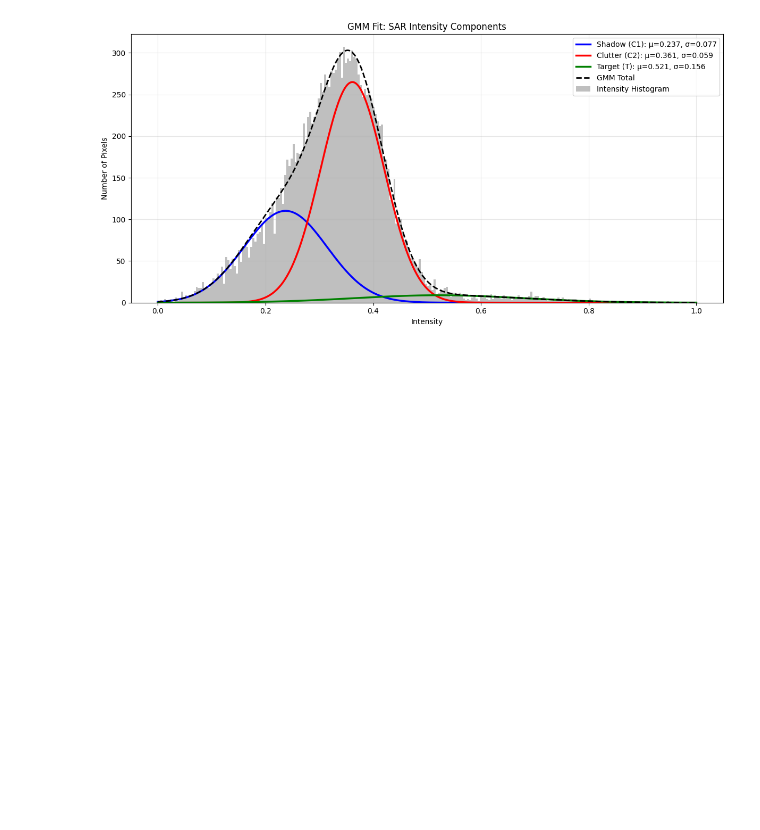
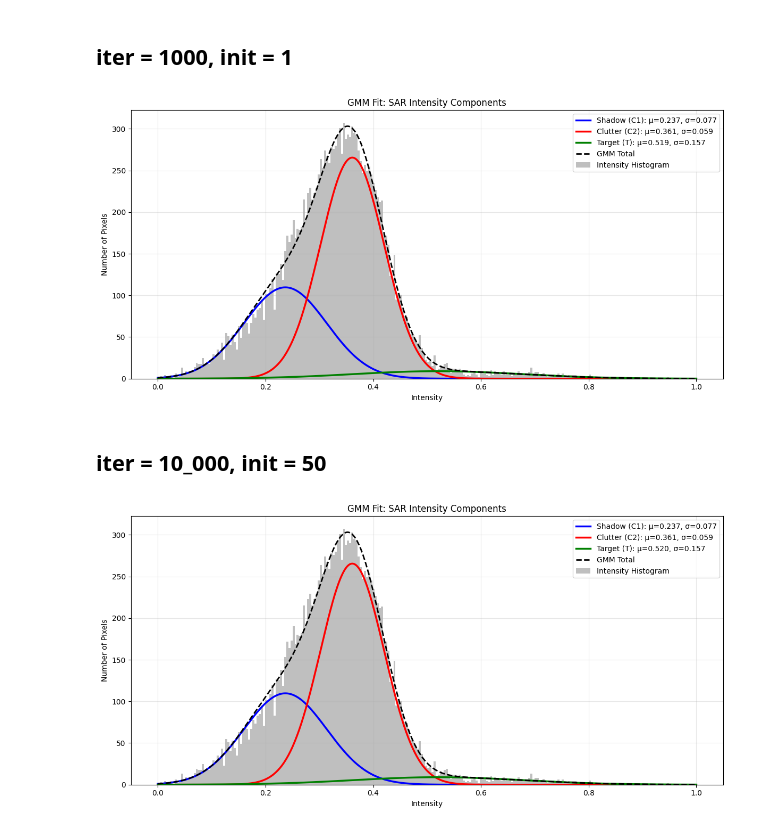
Before and after one commit to alvin-ng44/SAR_ML, a Jupyter notebook: notebooks/SSR/gmm_seg.ipynb, the cells around one changed output. Drawn from its saved outputs; the diff is of its cells as text; code cells hidden in the pictures; blank space fills up the shorter version.

```diff
--- a/notebooks/SSR/gmm_seg.ipynb
+++ b/notebooks/SSR/gmm_seg.ipynb
@@ -38,9 +38,9 @@ def fit_gmm_components(intensity_image, n_components=3, n_bins=256):
     gmm = GaussianMixture(
         n_components=n_components,
         covariance_type='full',  # Full covariance matrices
-        max_iter=10_000,
+        max_iter=1000,
         # random_state=random_state,
-        n_init=50  # Multiple initializations for stability
+        n_init=1  # Multiple initializations for stability
     )
     gmm.fit(intensity_flat)
 
@@ -243,6 +243,16 @@ ds = sorted(
     ))[0]
 # %%
 image = np.load(os.path.join(data_workspace, "alvin_edited_files/log_mapping/synth/2s1", ds))
+# %% [markdown]
+## iter = 1000, init = 1
+# %%
+gmm_result = fit_gmm_components(image, n_components=3, n_bins=256)
+# %%
+visualize_gmm_fit(image, gmm_result)
+# %% [output]
+[figure, added]
+# %% [markdown]
+## iter = 10_000, init = 50
 # %%
 gmm_result = fit_gmm_components(image, n_components=3, n_bins=256)
 # %%
```
Also changed, not shown: 5 other files.
